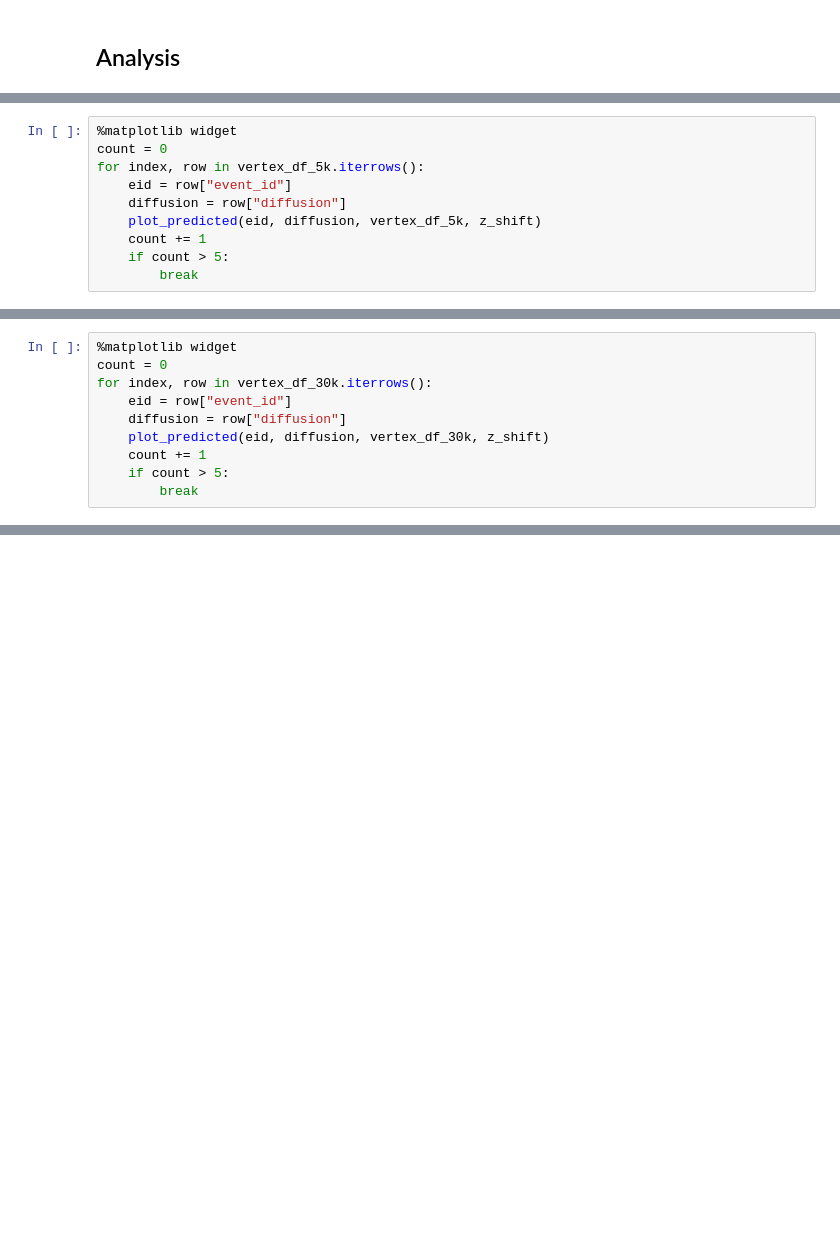
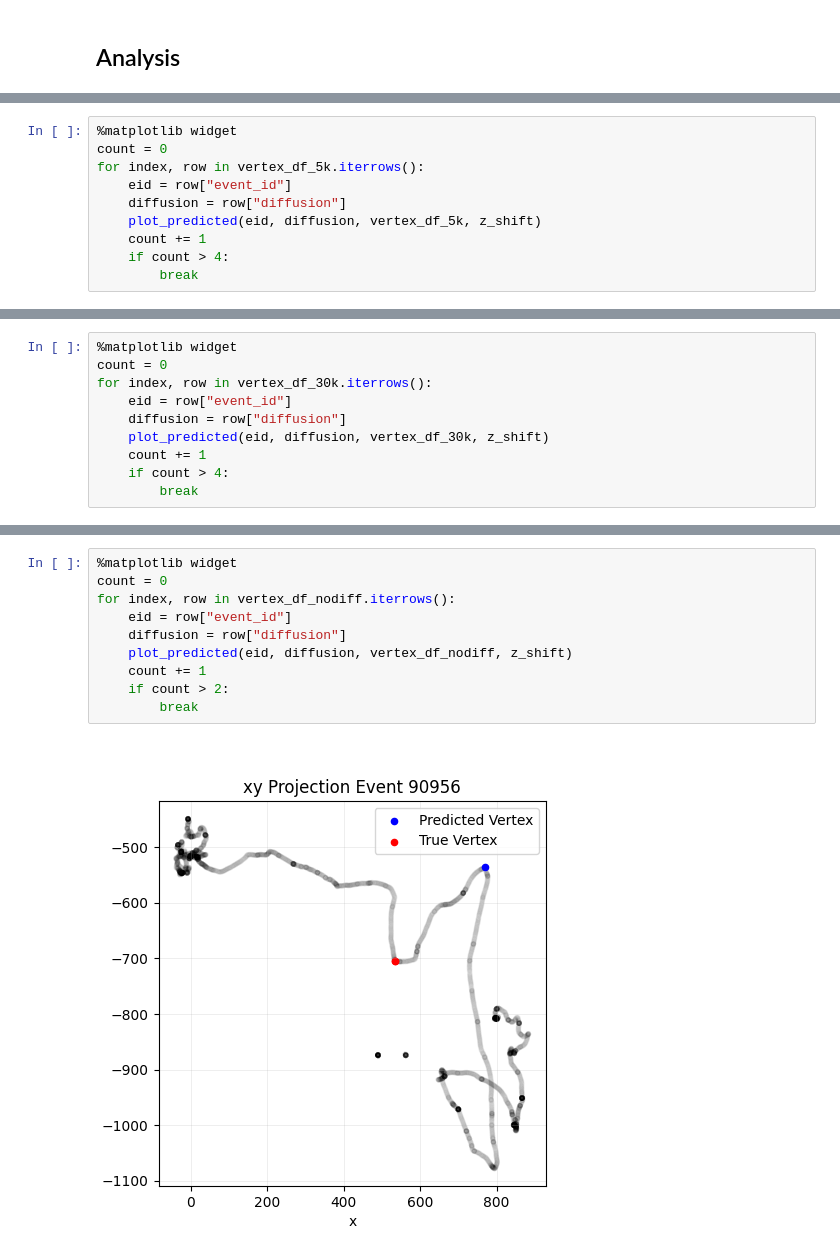
Before and after one commit to Rei-Jones/next-machine-learning, a Jupyter notebook: Machine_Learning/analysis/vertex_predictions.ipynb, the cells around one changed output, grey strips where cells are left out. Cells and saved outputs as stored; diff of their text form; blank space fills up the shorter version.

```diff
--- a/Machine_Learning/analysis/vertex_predictions.ipynb
+++ b/Machine_Learning/analysis/vertex_predictions.ipynb
@@ -364,7 +367,7 @@ for index, row in vertex_df_5k.iterrows():
     diffusion = row["diffusion"]
     plot_predicted(eid, diffusion, vertex_df_5k, z_shift)
     count += 1
-    if count > 5:
+    if count > 4:
         break
 # %% [output]
 [figure]
@@ -381,7 +383,7 @@ for index, row in vertex_df_30k.iterrows():
     diffusion = row["diffusion"]
     plot_predicted(eid, diffusion, vertex_df_30k, z_shift)
     count += 1
-    if count > 5:
+    if count > 4:
         break
 # %% [output]
 [figure]
@@ -392,0 +394,12 @@ for index, row in vertex_df_30k.iterrows():
+# %%
+%matplotlib widget
+count = 0
+for index, row in vertex_df_nodiff.iterrows():
+    eid = row["event_id"]
+    diffusion = row["diffusion"]
+    plot_predicted(eid, diffusion, vertex_df_nodiff, z_shift)
+    count += 1
+    if count > 2:
+        break
+# %% [output]
+[figure, added]
```
Also changed, not shown: parts of 7 cells of this notebook.
